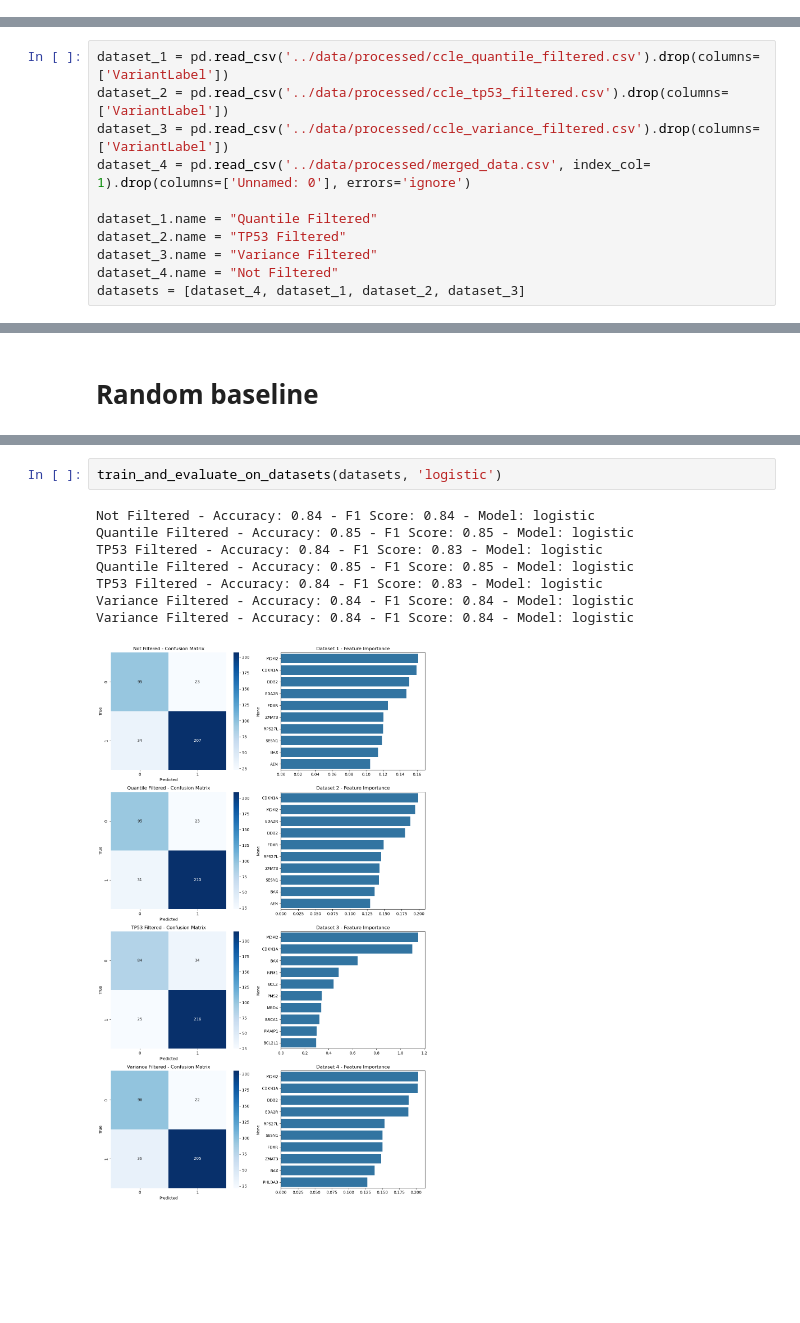
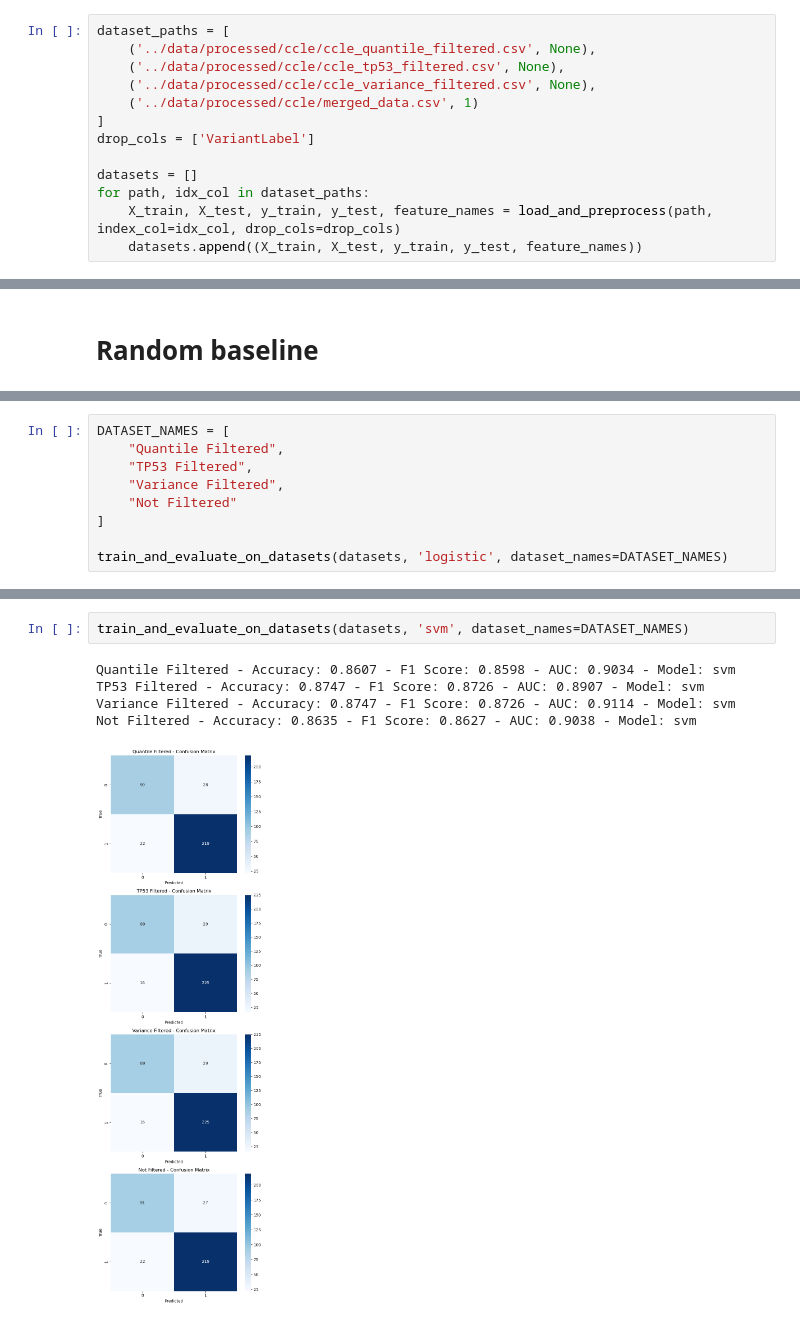
Before and after one commit to VittorioRossi/p53-mutations, a Jupyter notebook: notebooks_ccle/mutation_classification.ipynb, the cells around one changed output, grey strips where cells are left out. Saved outputs shown, nothing was run; the diff lists cells and outputs as text; blank space fills up the shorter version.

```diff
--- a/notebooks_ccle/mutation_classification.ipynb
+++ b/notebooks_ccle/mutation_classification.ipynb
@@ -14,0 +52,13 @@ from sklearn.decomposition import PCA
+# %%
+dataset_paths = [
+    ('../data/processed/ccle/ccle_quantile_filtered.csv', None),
+    ('../data/processed/ccle/ccle_tp53_filtered.csv', None),
+    ('../data/processed/ccle/ccle_variance_filtered.csv', None),
+    ('../data/processed/ccle/merged_data.csv', 1)
+]
+drop_cols = ['VariantLabel']
+
+datasets = []
+for path, idx_col in dataset_paths:
+    X_train, X_test, y_train, y_test, feature_names = load_and_preprocess(path, index_col=idx_col, drop_cols=drop_cols)
+    datasets.append((X_train, X_test, y_train, y_test, feature_names))
@@ -93,14 +140,3 @@ def train_and_evaluate_on_datasets(datasets, model_name):
 
     plt.tight_layout()
     plt.show()
-# %%
-dataset_1 = pd.read_csv('../data/processed/ccle_quantile_filtered.csv').drop(columns=['VariantLabel'])
-dataset_2 = pd.read_csv('../data/processed/ccle_tp53_filtered.csv').drop(columns=['VariantLabel'])
-dataset_3 = pd.read_csv('../data/processed/ccle_variance_filtered.csv').drop(columns=['VariantLabel'])
-dataset_4 = pd.read_csv('../data/processed/merged_data.csv', index_col= 1).drop(columns=['Unnamed: 0'], errors='ignore')
-
-dataset_1.name = "Quantile Filtered"
-dataset_2.name = "TP53 Filtered"
-dataset_3.name = "Variance Filtered"
-dataset_4.name = "Not Filtered"
-datasets = [dataset_4, dataset_1, dataset_2, dataset_3]
@@ -195,0 +175,9 @@ Random Guessing - Accuracy: 0.51 - F1 Score: 0.52
+# %%
+DATASET_NAMES = [
+    "Quantile Filtered",
+    "TP53 Filtered",
+    "Variance Filtered",
+    "Not Filtered"
+]
+
+train_and_evaluate_on_datasets(datasets, 'logistic', dataset_names=DATASET_NAMES)
@@ -196,11 +192,8 @@ Random Guessing - Accuracy: 0.51 - F1 Score: 0.52
 # %%
-train_and_evaluate_on_datasets(datasets, 'logistic')
+train_and_evaluate_on_datasets(datasets, 'svm', dataset_names=DATASET_NAMES)
 # %% [output]
-Not Filtered - Accuracy: 0.84 - F1 Score: 0.84 - Model: logistic
-Quantile Filtered - Accuracy: 0.85 - F1 Score: 0.85 - Model: logistic
-TP53 Filtered - Accuracy: 0.84 - F1 Score: 0.83 - Model: logistic
-Quantile Filtered - Accuracy: 0.85 - F1 Score: 0.85 - Model: logistic
-TP53 Filtered - Accuracy: 0.84 - F1 Score: 0.83 - Model: logistic
-Variance Filtered - Accuracy: 0.84 - F1 Score: 0.84 - Model: logistic
-Variance Filtered - Accuracy: 0.84 - F1 Score: 0.84 - Model: logistic
+Quantile Filtered - Accuracy: 0.8607 - F1 Score: 0.8598 - AUC: 0.9034 - Model: svm
+TP53 Filtered - Accuracy: 0.8747 - F1 Score: 0.8726 - AUC: 0.8907 - Model: svm
+Variance Filtered - Accuracy: 0.8747 - F1 Score: 0.8726 - AUC: 0.9114 - Model: svm
+Not Filtered - Accuracy: 0.8635 - F1 Score: 0.8627 - AUC: 0.9038 - Model: svm
-[figure, old version]
+[figure, new version]
```
Also changed, not shown: parts of 26 cells of this notebook, 17 other files.
